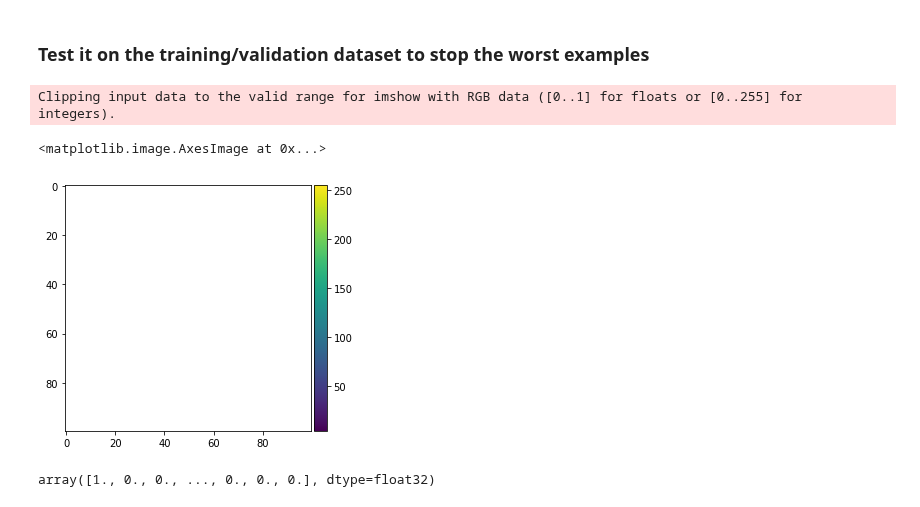
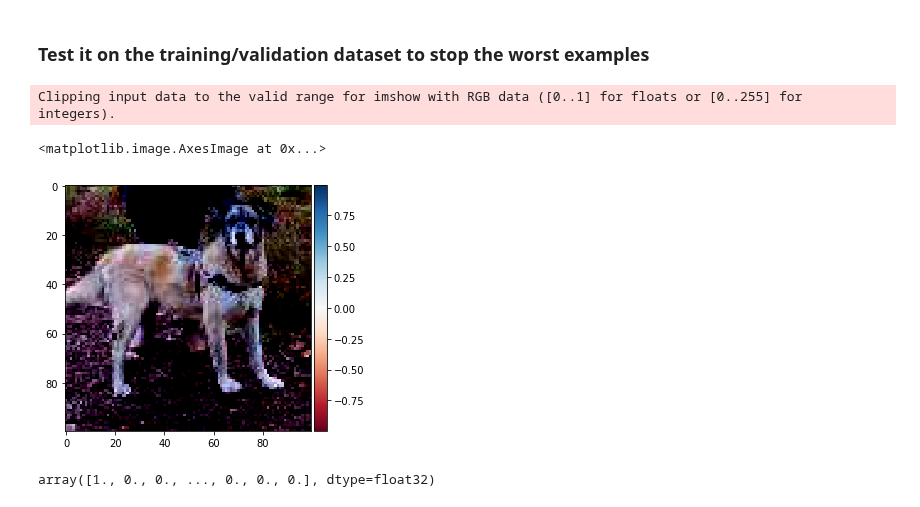
Before and after one commit to GuillaumeMougeot/DogFaceNet, a Jupyter notebook: dogfacenet/dogfacenet.ipynb, the cells around one changed output. Cells and saved outputs as stored; diff of their text form; code cells hidden in the pictures.

```diff
--- a/dogfacenet/dogfacenet.ipynb
+++ b/dogfacenet/dogfacenet.ipynb
@@ -1197,11 +1197,11 @@ ________________________________________________________________________________
 labels_predict,_=model.predict([images_train[0:10],labels_train[0:10],issame_train_in[0:10]])
 # %%
 import skimage as sk
-sk.io.imshow(images_train[0])
+sk.io.imshow(images_train[101])
 # %% [output]
 Clipping input data to the valid range for imshow with RGB data ([0..1] for floats or [0..255] for integers).
 <matplotlib.image.AxesImage at 0x...>
-[figure, old version]
+[figure, new version]
 # %%
 labels_predict[0]
 # %% [output]
```
Also changed, not shown: 1 other file.
